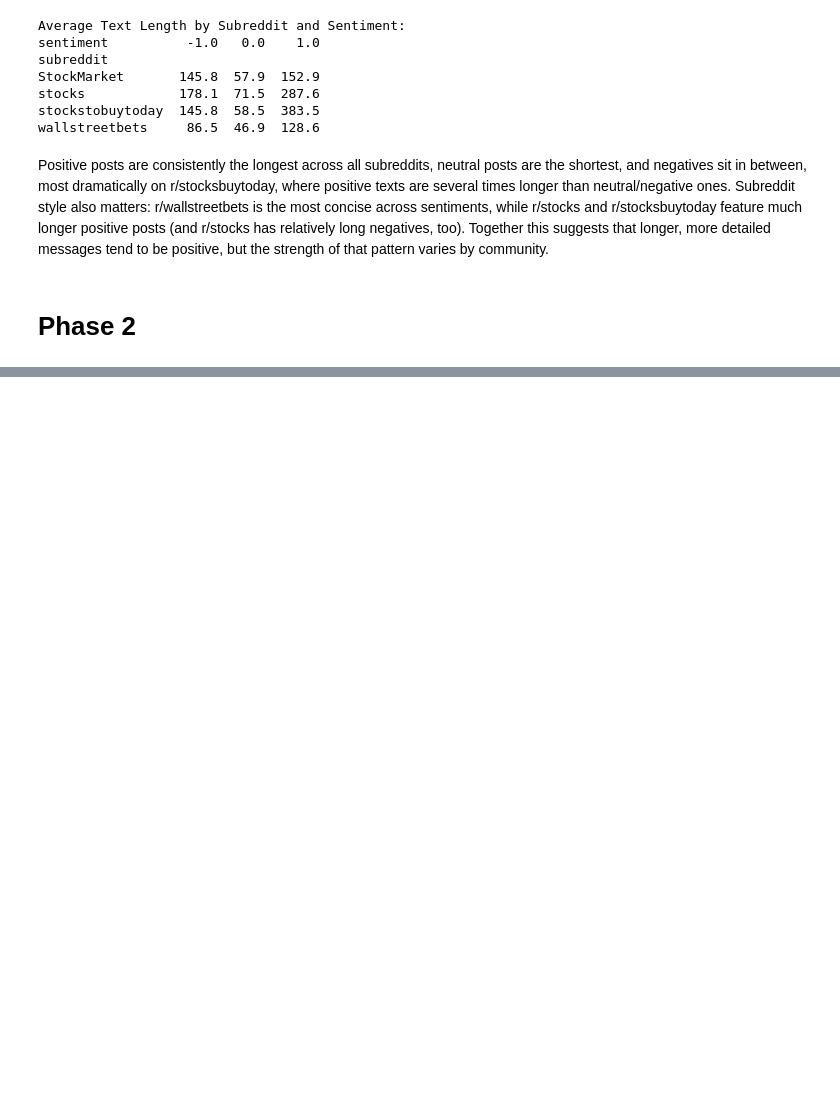
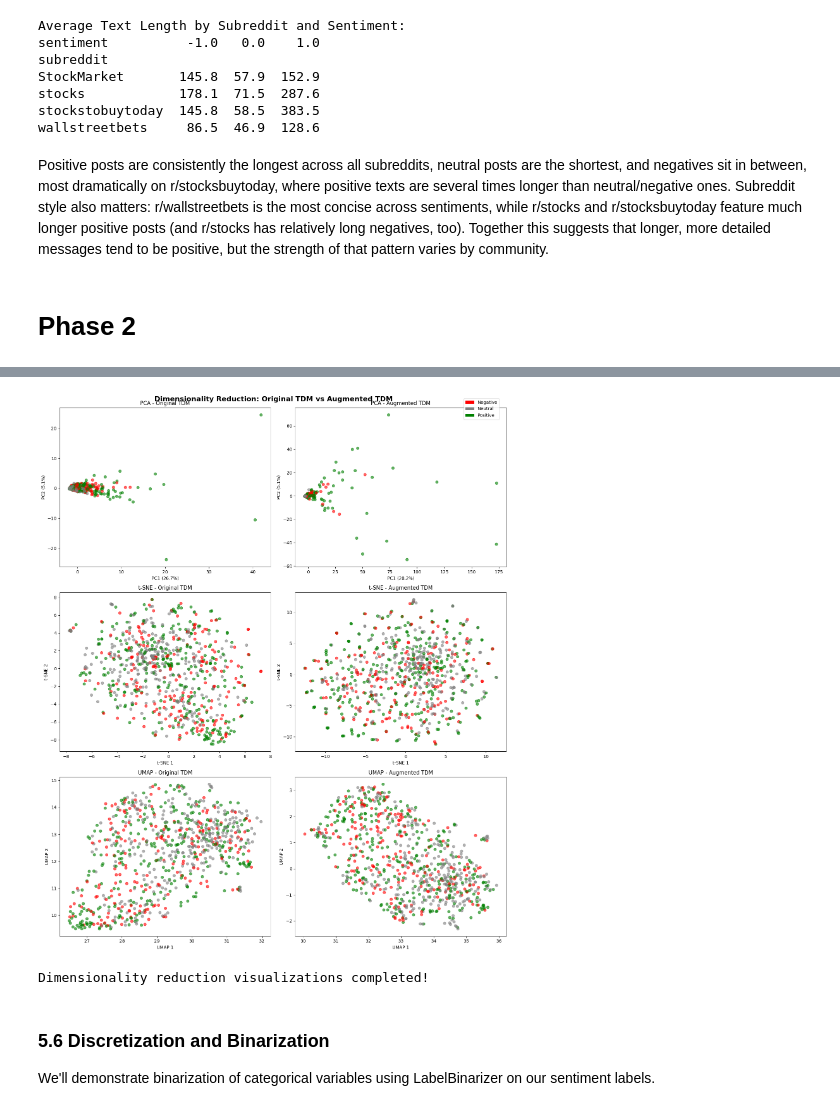
Before and after one commit to Bakuretsu05/DM2025-Lab1-Exercise, a Jupyter notebook: DM2025-Lab1-Homework.ipynb, the cells around one changed output, grey strips where cells are left out. Saved outputs shown, nothing was run; the diff lists cells and outputs as text; code cells hidden in the pictures; blank space fills up the shorter version.

```diff
--- a/DM2025-Lab1-Homework.ipynb
+++ b/DM2025-Lab1-Homework.ipynb
@@ -543,0 +818,57 @@ Positive posts are consistently the longest across all subreddits, neutral posts
+# %%
+# Create visualizations comparing original vs augmented TDM
+fig, axes = plt.subplots(3, 2, figsize=(15, 18))
+fig.suptitle('Dimensionality Reduction: Original TDM vs Augmented TDM', fontsize=16, fontweight='bold')
+
+# Define colors for sentiment categories
+colors = {'Negative': 'red', 'Neutral': 'gray', 'Positive': 'green'}
+
+# PCA plots
+axes[0, 0].scatter(X_pca_original[:, 0], X_pca_original[:, 1], c=[colors[name] for name in y_names], alpha=0.6)
+axes[0, 0].set_title('PCA - Original TDM')
+axes[0, 0].set_xlabel(f'PC1 ({pca_original.explained_variance_ratio_[0]:.1%})')
+axes[0, 0].set_ylabel(f'PC2 ({pca_original.explained_variance_ratio_[1]:.1%})')
+
+axes[0, 1].scatter(X_pca_augmented[:, 0], X_pca_augmented[:, 1], c=[colors[name] for name in y_names], alpha=0.6)
+axes[0, 1].set_title('PCA - Augmented TDM')
+axes[0, 1].set_xlabel(f'PC1 ({pca_augmented.explained_variance_ratio_[0]:.1%})')
+axes[0, 1].set_ylabel(f'PC2 ({pca_augmented.explained_variance_ratio_[1]:.1%})')
+
+# t-SNE plots
+axes[1, 0].scatter(X_tsne_original[:, 0], X_tsne_original[:, 1], c=[colors[name] for name in y_names], alpha=0.6)
+axes[1, 0].set_title('t-SNE - Original TDM')
+axes[1, 0].set_xlabel('t-SNE 1')
+axes[1, 0].set_ylabel('t-SNE 2')
+
+axes[1, 1].scatter(X_tsne_augmented[:, 0], X_tsne_augmented[:, 1], c=[colors[name] for name in y_names], alpha=0.6)
+axes[1, 1].set_title('t-SNE - Augmented TDM')
+axes[1, 1].set_xlabel('t-SNE 1')
+axes[1, 1].set_ylabel('t-SNE 2')
+
+# UMAP plots
+axes[2, 0].scatter(X_umap_original[:, 0], X_umap_original[:, 1], c=[colors[name] for name in y_names], alpha=0.6)
+axes[2, 0].set_title('UMAP - Original TDM')
+axes[2, 0].set_xlabel('UMAP 1')
+axes[2, 0].set_ylabel('UMAP 2')
+
+axes[2, 1].scatter(X_umap_augmented[:, 0], X_umap_augmented[:, 1], c=[colors[name] for name in y_names], alpha=0.6)
+axes[2, 1].set_title('UMAP - Augmented TDM')
+axes[2, 1].set_xlabel('UMAP 1')
+axes[2, 1].set_ylabel('UMAP 2')
+
+# Add legend
+from matplotlib.patches import Patch
+legend_elements = [Patch(facecolor=color, label=label) for label, color in colors.items()]
+fig.legend(handles=legend_elements, loc='upper right', bbox_to_anchor=(0.98, 0.98))
+
+plt.tight_layout()
+plt.show()
+
+print("Dimensionality reduction visualizations completed!")
+# %% [output]
+[figure, added]
+Dimensionality reduction visualizations completed!
+# %% [markdown]
+### 5.6 Discretization and Binarization
+
+We'll demonstrate binarization of categorical variables using LabelBinarizer on our sentiment labels.
```
Also changed, not shown: parts of 23 cells of this notebook.
